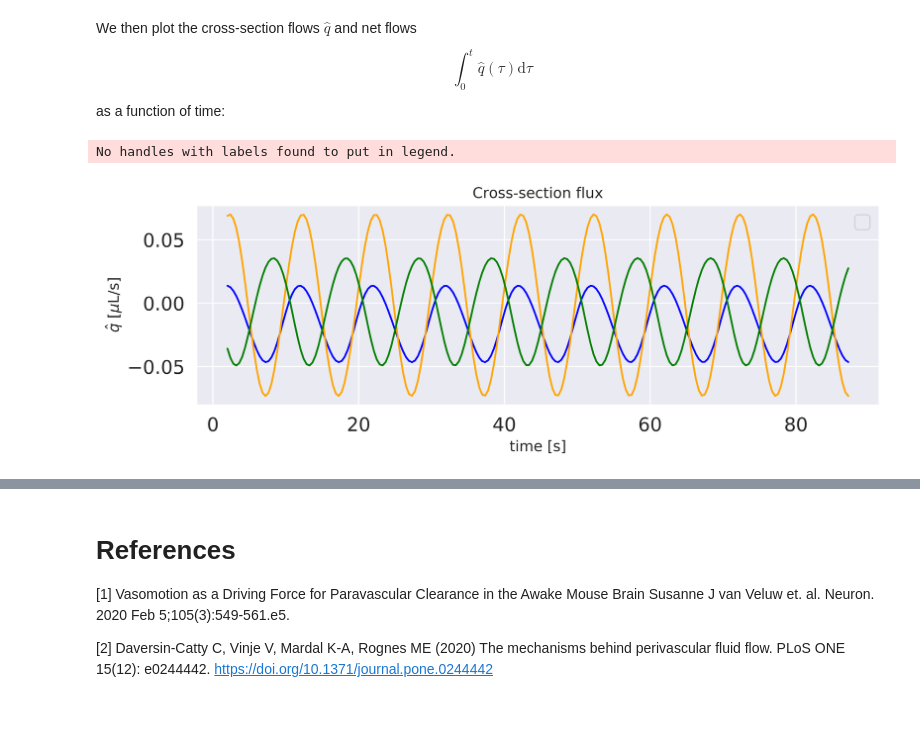
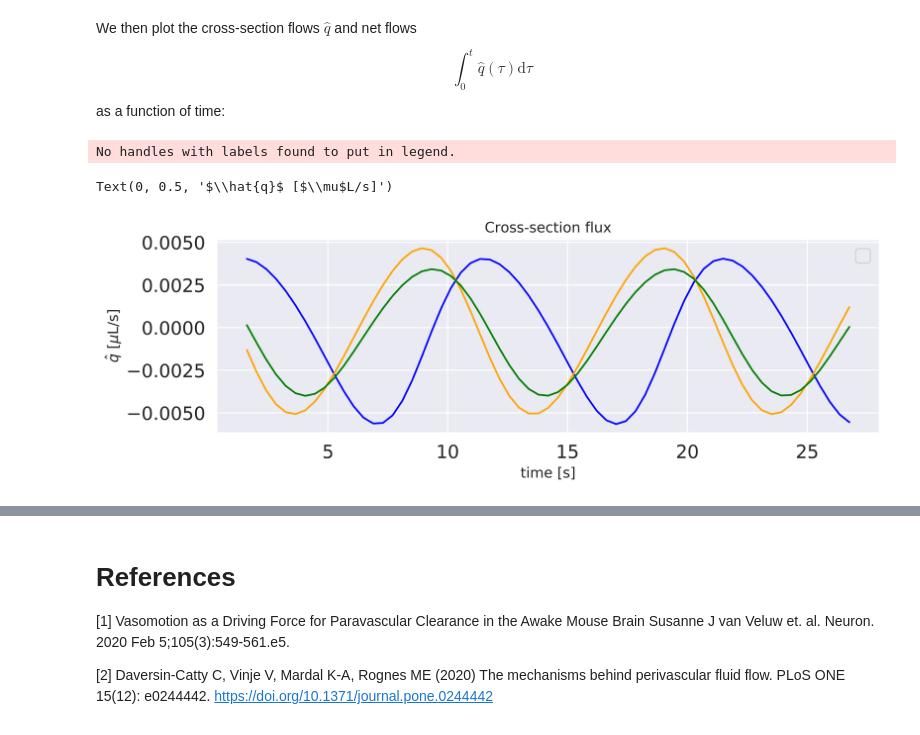
Before and after one commit to IngeborgGjerde/graphnics, a Jupyter notebook: demo/Vasomotion in arterial trees.ipynb, the cells around one changed output, grey strips where cells are left out. Drawn from its saved outputs; the diff is of its cells as text; code cells hidden in the pictures.

```diff
--- a/demo/Vasomotion in arterial trees.ipynb
+++ b/demo/Vasomotion in arterial trees.ipynb
@@ -7,8 +7,11 @@ import numpy as np
 import matplotlib.pyplot as plt
 
 import sys
-sys.path.append('../other')
+sys.path.append('../data/')
 
-from arterial_tree_graph import make_arterial_tree
+import seaborn as sns
+sns.set()
+
+from generate_arterial_tree import make_arterial_tree
 %config InlineBackend.figure_format = 'retina'
 %matplotlib inline
@@ -57,18 +62,28 @@ where $r_p$ is the parent vessel radius and $r_{d1}$ and $r_{d2}$ are the daught
 # Keeping reproducability in mind we here override this behaviour
 signs = np.tile([-1,1], 10).tolist()
 
-N = 4
+N = 3
 
-G = make_arterial_tree(N, signs = signs, gam=0.9, lmbda=1)
+G = make_arterial_tree(N, signs = signs, gam=0.9, radius0=0.1)
+
 pos = nx.get_node_attributes(G, 'pos')
 pos2d = [coord[0:2] for coord in list(pos.values())]
 
 radius = np.asarray(list(nx.get_edge_attributes(G, 'radius').values()))
 
+
 fig, ax = plt.subplots(1,1, figsize=(5, 4))
-nx.draw(G, pos2d, width=radius*10, edge_color='r', with_labels=False, node_size=0.1, arrowsize=0.1, ax=ax)
-ax.tick_params(left=True, bottom=True, labelleft=True, labelbottom=True)
+nx.draw(G, pos2d, width=radius*100, edge_color='r', with_labels=False, node_size=0.1, arrowsize=0.1, ax=ax)
+
 ax.set_xlabel('x [mm]', fontsize=16)
 ax.set_ylabel('y [mm]', fontsize=16)
 ax.set_title(f'Arterial tree with {N} generations', fontsize=16)
+
+
+width = np.max(np.asarray(list(pos.values()))[:,0])
+height = np.max(np.asarray(list(pos.values()))[:,1])
+max_radius = np.max(radius)
+min_radius = np.min(radius)
+
+print(f'Width: {width:1.2f}, height: {height:1.2f}, max radius {max_radius:1.2f}, min radius {min_radius:1.2f}')
 # %% [output]
@@ -98,12 +113,13 @@ $$
 # %%
 ## Simulation parameters
 
-k = 8 #wave length [mm]
+lamda = 8 #wave length [mm]
+k = 2*np.pi/lamda # wave number
 w = 2.0*np.pi/10 #wave frequency 0.1Hz
 
 gamma = 0.1
 
-n_cycles = 9
+n_cycles = 3
 time_steps = 25*n_cycles
 T = 10*n_cycles
 dt = T/time_steps
@@ -166,7 +182,7 @@ for ix in range(0, time_steps):
 
     ws_i = project(wall_speed, DG0)
     ws_i.rename('wp', '0.0')
-    wp_file << (wp_i, float(dt*ix))
+    wp_file << (ws_i, float(dt*ix))
 # %% [markdown]
 ### Assigning network parameters
 
@@ -274,34 +275,35 @@ as a function of time:
 # %%
 import seaborn as sns
 sns.set(rc={"figure.dpi":300, 'savefig.dpi':300})
 sns.set_context('notebook')
 sns.set_style("ticks")
 sns.set(font_scale=1.4)
 
 max_inflow = np.max(inflows[2:])
 min_inflow = np.min(inflows[2:])
 max_inflow_ixs = np.where(np.isclose(inflows, max_inflow, 0.5e-1)==True)[0]
 min_inflow_ixs = np.where(np.isclose(inflows, min_inflow, 0.5e-1)==True)[0]
-g
+
 start = max_inflow_ixs[1]
 end = min_inflow_ixs[-1]
 
 ts = np.linspace(0, T, time_steps)
 
 
 fig = plt.figure(figsize=(10, 3))
 plt.title('Cross-section flux', fontsize=12)
 plt.plot(ts[start:end], inflows[start:end], 'blue')
 plt.plot(ts[start:end], outflows[start:end], 'orange')
 plt.plot(ts[start:end], outflows2[start:end], 'green')
 plt.legend()
 plt.xlabel('time [s]', fontsize=12)
 plt.ylabel('$\hat{q}$ [$\mu$L/s]', fontsize=12)
 
 #plt.savefig('vasomotion_flow.png')
 # %% [output]
 No handles with labels found to put in legend.
+Text(0, 0.5, '$\\hat{q}$ [$\\mu$L/s]')
-[figure, old version]
+[figure, new version]
 # %%
 fig, axs = plt.subplots(3, 1, figsize=(10,10)) # note we must use plt.subplots, not plt.subplot
 fig.suptitle('Bulk flow $\int_0^t \hat{q}(\\tau)\mathrm{d}\\tau$ [$\mu$L]', y=1, fontsize=40)
```
Also changed, not shown: parts of 6 cells of this notebook, 3 other files.
